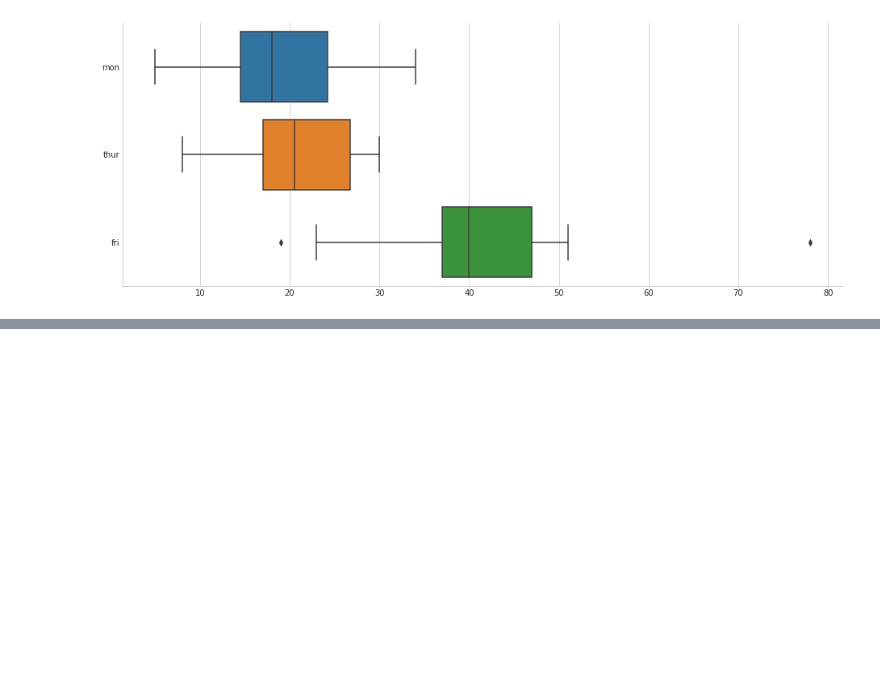
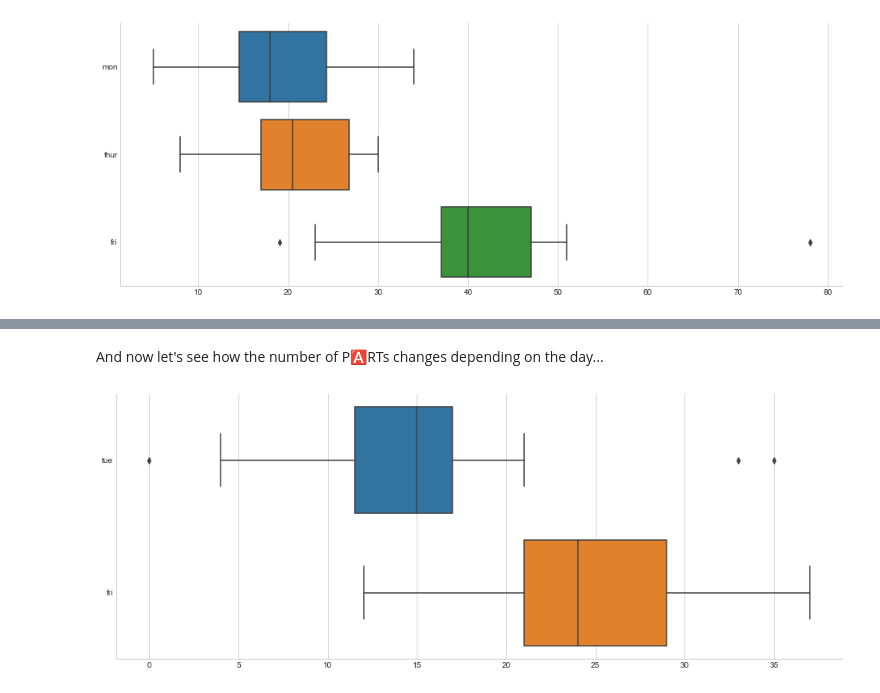
Before and after one commit to eigenfoo/parts, a Jupyter notebook: parts.ipynb, the cells around one changed output, grey strips where cells are left out. Saved outputs shown, nothing was run; the diff lists cells and outputs as text; code cells hidden in the pictures; blank space fills up the shorter version.

```diff
--- a/parts.ipynb
+++ b/parts.ipynb
@@ -104,0 +111,8 @@ df.head()
+# %% [markdown]
+And now let's see how the number of P🅰️RTs changes depending on the day...
+# %%
+fig, ax = plt.subplots(figsize=[16, 6])
+sns.boxplot(data=data, orient='h');
+sns.despine()
+# %% [output]
+[figure, added]
```
Also changed, not shown: parts of 16 cells of this notebook, 1 other file.
